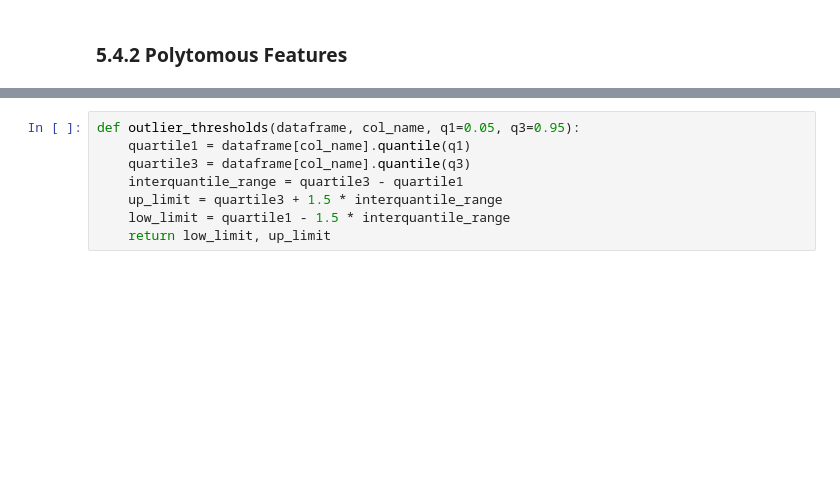
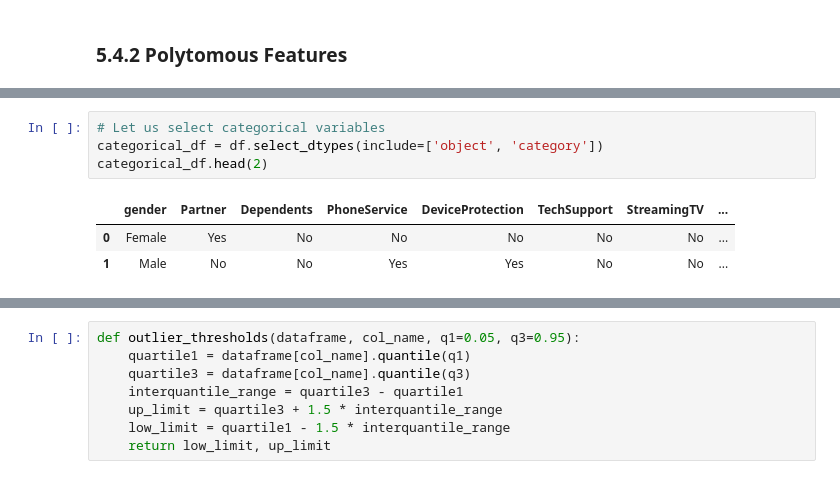
Before and after one commit to makina0928/Getting-started-with-ML, a Jupyter notebook: EDA_ML.ipynb, the cells around one changed output, grey strips where cells are left out. Saved outputs shown, nothing was run; the diff lists cells and outputs as text; blank space fills up the shorter version.

```diff
--- a/EDA_ML.ipynb
+++ b/EDA_ML.ipynb
@@ -1279,3 +1313,11 @@ df.head(2)
+# %%
+# Let us select categorical variables
+categorical_df = df.select_dtypes(include=['object', 'category'])
+categorical_df.head(2)
+# %% [output]
+|  | gender | Partner | Dependents | PhoneService | DeviceProtection | TechSupport | StreamingTV | ... |
+| 0 | Female | Yes | No | No | No | No | No | ... |
+| 1 | Male | No | No | Yes | Yes | No | No | ... |
 # %%
 import pandas as pd
 from sklearn.model_selection import cross_val_score
```
Also changed, not shown: parts of 15 cells of this notebook, 1 other file.
